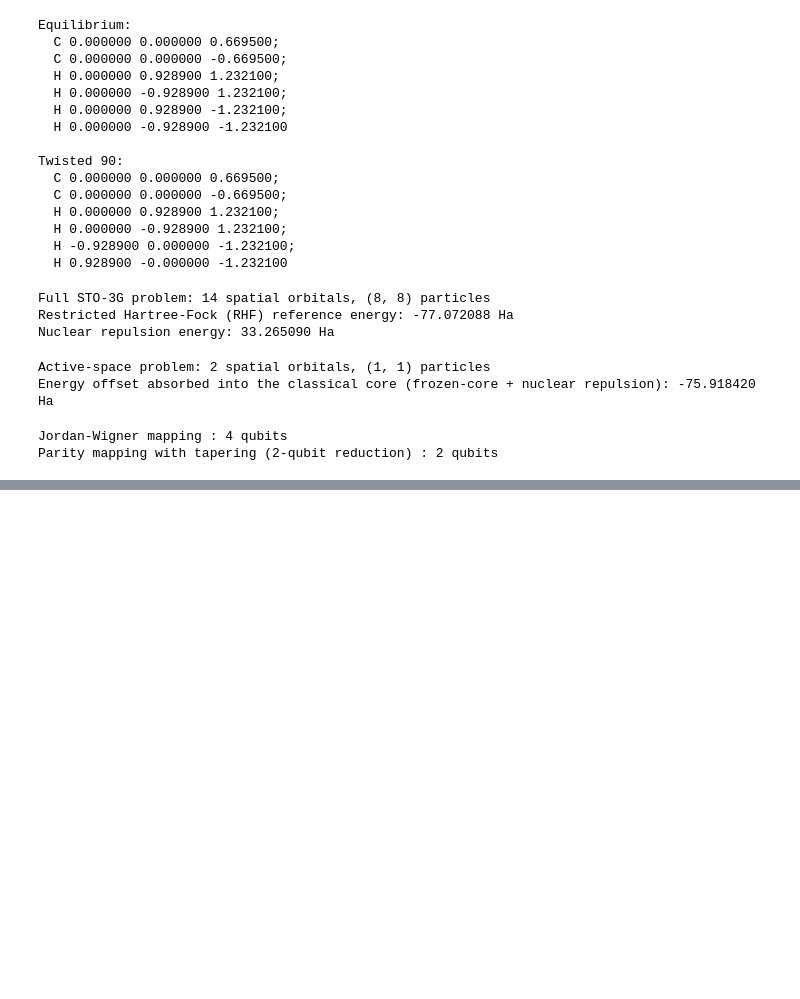
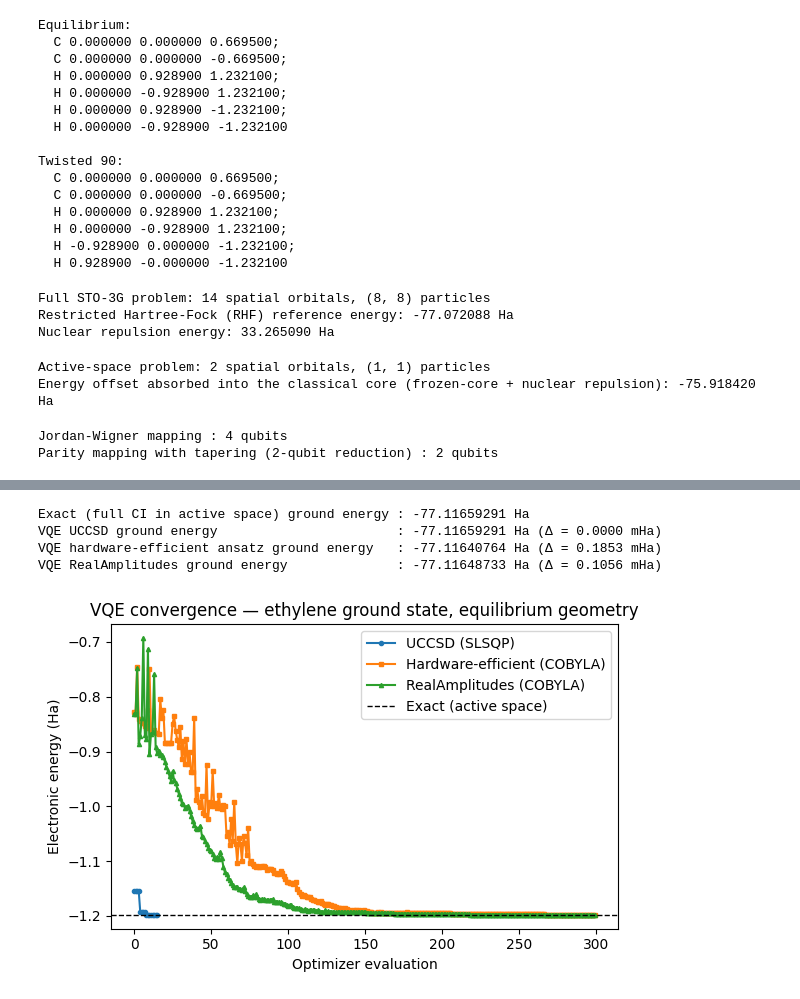
Before and after one commit to MSH-20/Quantum-Simulation-of-Photo-Induced-Charge-Dynamics, a Jupyter notebook: Quantum/ethylene_vqe_qse.ipynb, the cells around one changed output, grey strips where cells are left out. Drawn from its saved outputs; the diff is of its cells as text; code cells hidden in the pictures; blank space fills up the shorter version.

```diff
--- a/Quantum/ethylene_vqe_qse.ipynb
+++ b/Quantum/ethylene_vqe_qse.ipynb
@@ -131,0 +139,23 @@ Parity mapping with tapering (2-qubit reduction) : 2 qubits
+# %%
+hf_state = HartreeFock(active_space_eq.num_spatial_orbitals, active_space_eq.num_particles, mapper)
+
+uccsd_ansatz = UCCSD(active_space_eq.num_spatial_orbitals, active_space_eq.num_particles, mapper, initial_state=hf_state)
+
+hea_core = efficient_su2(qubit_op_jw.num_qubits, reps=2, entanglement="linear")
+hea_ansatz = hf_state.compose(hea_core)
+
+rea_core = real_amplitudes(qubit_op_jw.num_qubits, reps=2, entanglement="linear")
+rea_ansatz = hf_state.compose(rea_core)
+
+ansatz_stats = pd.DataFrame([
+    {"Ansatz": "UCCSD", "Qubits": uccsd_ansatz.num_qubits,
+     "Parameters": uccsd_ansatz.num_parameters,
+     "Depth (decomposed)": uccsd_ansatz.decompose(reps=3).depth()},
+    {"Ansatz": "Hardware-efficient (EfficientSU2, reps=2)", "Qubits": hea_ansatz.num_qubits,
+     "Parameters": hea_ansatz.num_parameters,
+     "Depth (decomposed)": hea_ansatz.decompose(reps=2).depth()},
+    {"Ansatz": "Hardware-efficient (RealAmplitudes, reps=2)", "Qubits": rea_ansatz.num_qubits,
+     "Parameters": rea_ansatz.num_parameters,
+     "Depth (decomposed)": rea_ansatz.decompose(reps=2).depth()},
+])
+ansatz_stats
@@ -131,0 +167,56 @@ Parity mapping with tapering (2-qubit reduction) : 2 qubits
+# %%
+def run_vqe(ansatz, problem, mapper, optimizer, initial_point=None, estimator=None):
+    '''Run VQE (statevector, noise-free by default) and return (result, history).'''
+    estimator = estimator or StatevectorEstimator()
+    history = []
+    def callback(eval_count, params, value, meta):
+        history.append(value)
+    vqe = VQE(estimator, ansatz, optimizer, callback=callback)
+    vqe.initial_point = (initial_point if initial_point is not None
+                          else np.zeros(ansatz.num_parameters))
+    solver = GroundStateEigensolver(mapper, vqe)
+    result = solver.solve(problem)
+    return result, history, vqe
+
+result_uccsd, history_uccsd, vqe_uccsd = run_vqe(
+    uccsd_ansatz, active_space_eq, mapper, SLSQP(maxiter=200))
+
+rng = np.random.default_rng(1)
+result_hea, history_hea, vqe_hea = run_vqe(
+    hea_ansatz, active_space_eq, mapper, COBYLA(maxiter=300),
+    initial_point=rng.uniform(-0.1, 0.1, hea_ansatz.num_parameters))
+
+rng2 = np.random.default_rng(1)
+result_rea, history_rea, vqe_rea = run_vqe(
+    rea_ansatz, active_space_eq, mapper, COBYLA(maxiter=300),
+    initial_point=rng2.uniform(-0.1, 0.1, rea_ansatz.num_parameters))
+
+exact_result = GroundStateEigensolver(mapper, NumPyMinimumEigensolver()).solve(active_space_eq)
+exact_energy_eq = exact_result.total_energies[0]
+
+print(f"Exact (full CI in active space) ground energy : {exact_energy_eq:.8f} Ha")
+print(f"VQE UCCSD ground energy                       : {result_uccsd.total_energies[0]:.8f} Ha "
+      f"(Δ = {(result_uccsd.total_energies[0]-exact_energy_eq)*1000:.4f} mHa)")
+print(f"VQE hardware-efficient ansatz ground energy   : {result_hea.total_energies[0]:.8f} Ha "
+      f"(Δ = {(result_hea.total_energies[0]-exact_energy_eq)*1000:.4f} mHa)")
+print(f"VQE RealAmplitudes ground energy              : {result_rea.total_energies[0]:.8f} Ha "
+      f"(Δ = {(result_rea.total_energies[0]-exact_energy_eq)*1000:.4f} mHa)")
+# %% [output]
+Exact (full CI in active space) ground energy : -77.11659291 Ha
+VQE UCCSD ground energy                       : -77.11659291 Ha (Δ = 0.0000 mHa)
+VQE hardware-efficient ansatz ground energy   : -77.11640764 Ha (Δ = 0.1853 mHa)
+VQE RealAmplitudes ground energy              : -77.11648733 Ha (Δ = 0.1056 mHa)
+# %%
+fig, ax = plt.subplots(figsize=(6, 4))
+ax.plot(history_uccsd, label="UCCSD (SLSQP)", marker="o", ms=3)
+ax.plot(history_hea, label="Hardware-efficient (COBYLA)", marker="s", ms=3)
+ax.plot(history_rea, label="RealAmplitudes (COBYLA)", marker="^", ms=3)
+ax.axhline(exact_result.eigenvalues[0], color="k", ls="--", lw=1, label="Exact (active space)")
+ax.set_xlabel("Optimizer evaluation")
+ax.set_ylabel("Electronic energy (Ha)")
+ax.set_title("VQE convergence — ethylene ground state, equilibrium geometry")
+ax.legend()
+plt.tight_layout()
+plt.show()
+# %% [output]
+[figure, added]
```
Also changed, not shown: parts of 3 cells of this notebook.
